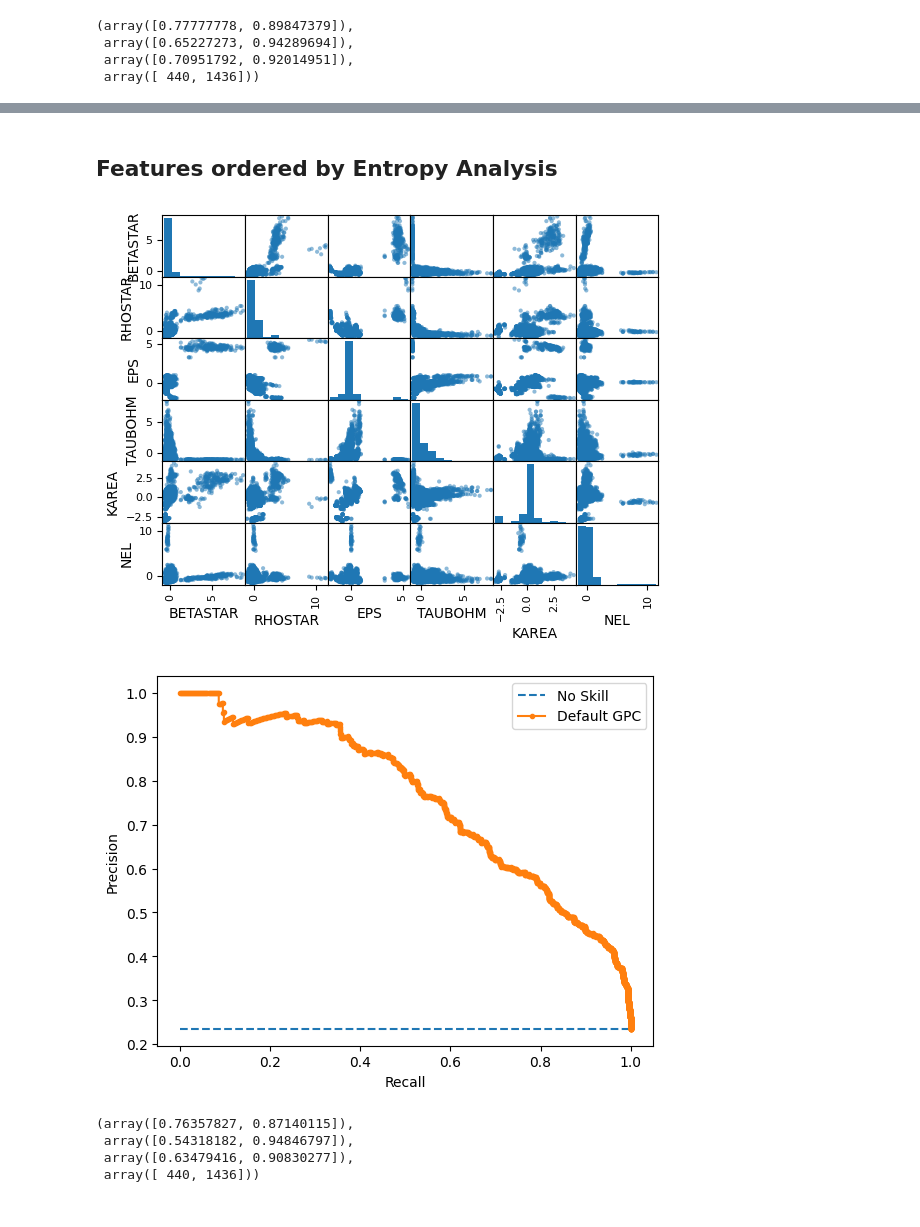
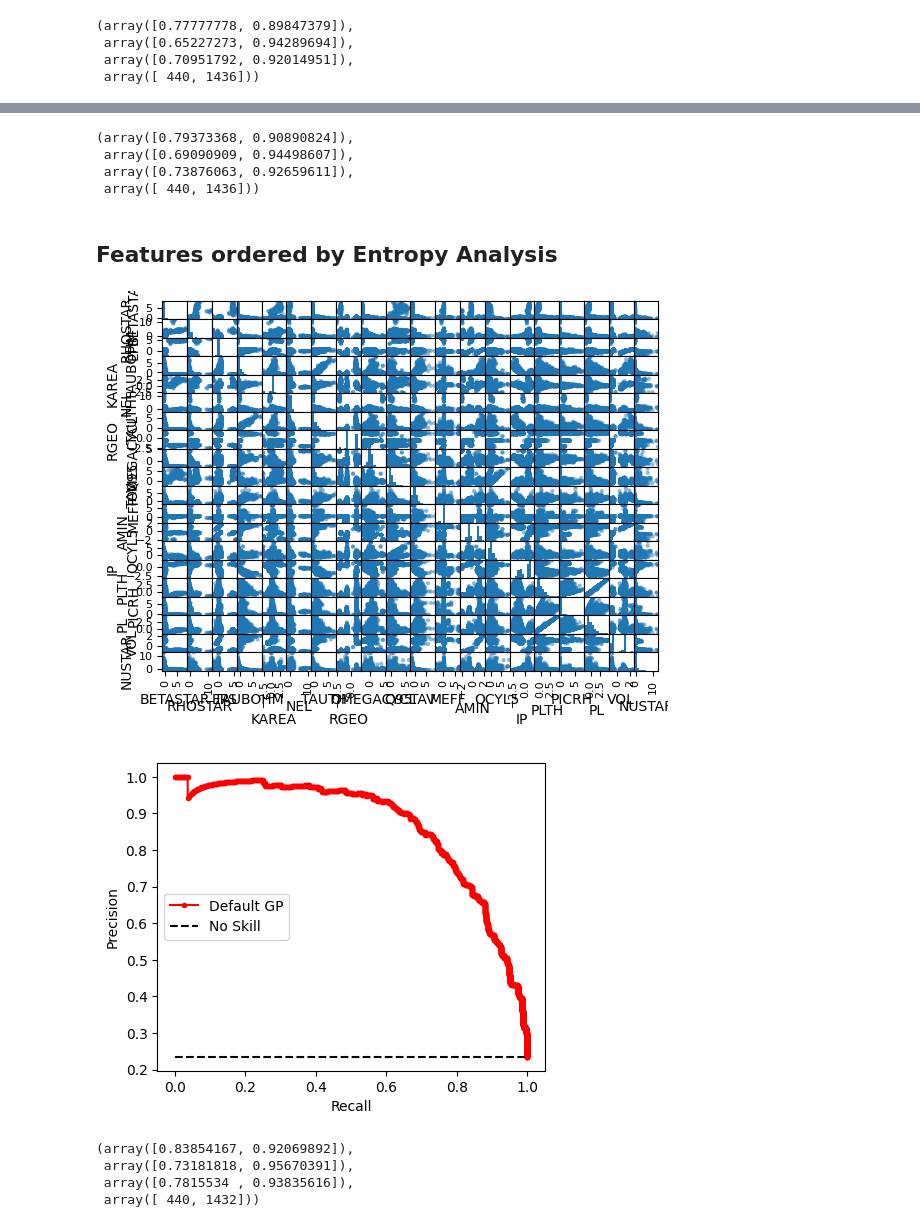
Before and after one commit to Chinnasf/FUSION-EP-Master-Thesis, a Jupyter notebook: Classification/GP.ipynb, the cells around one changed output, grey strips where cells are left out. Cells and saved outputs as stored; diff of their text form; code cells hidden in the pictures.

```diff
--- a/Classification/GP.ipynb
+++ b/Classification/GP.ipynb
@@ -145,14 +179,28 @@ precision_recall_fscore_support(y_test, y_pred_, labels=[1,0])
+# %%
+y_pred_ = model.predict(X_test)
+precision_recall_fscore_support(y_test, y_pred_, labels=[1,0])
+# %% [output]
+(array([0.79373368, 0.90890824]),
+ array([0.69090909, 0.94498607]),
+ array([0.73876063, 0.92659611]),
+ array([ 440, 1436]))
 # %% [markdown]
 ## Features ordered by Entropy Analysis
 # %%
-features = ['BETASTAR', 'RHOSTAR', 'EPS', 'TAUBOHM', 'KAREA', 'NEL']
+features = ['BETASTAR', 'RHOSTAR', 'EPS', 'TAUBOHM', 'KAREA', 'NEL', 'TAUTH',
+            'RGEO', 'OMEGACYCL', 'Q95', 'TAV', 'MEFF', 'AMIN', 'QCYL5', 'IP',
+            'PLTH', 'PICRH', 'PL', 'VOL', 'NUSTAR']
 DB5_ = pd.DataFrame(StandardScaler().fit_transform( DB5[features] ), columns = features)
 pd.plotting.scatter_matrix(DB5_);
 # %% [output]
-[figure, old version]
+[figure, new version]
+# %%
+df = DB5_[features]
+df["label"] = DB5["label"]
+df = df.dropna()
 # %%
-X = DB5_[features].to_numpy() # Getting scaled dataset
-y = DB5[["label"]].to_numpy().reshape(-1)
+X = df[features].to_numpy() # Getting scaled dataset
+y = df[["label"]].to_numpy().reshape(-1)
 
 # create the model | Default Configuration
 model = GaussianProcessClassifier()
@@ -163,24 +211,26 @@ X_train, X_test, y_train, y_test = train_test_split(X, y, test_size=0.3, random_
 model.fit(X_train, y_train)
 y_pred = model.predict_proba(X_test)
 # %%
+plt.figure(figsize=(5,4))
+
 # keep probabilities for the positive outcome only
 y_pred = y_pred[:, 1]
 # calculate pr-curve
 precision, recall, thresholds = precision_recall_curve(y_test, y_pred)
 # plot the roc curve for the model
 no_skill = len(y_test[y_test==1]) / len(y_test)
-plt.plot([0,1], [no_skill,no_skill], linestyle='--', label='No Skill')
-plt.plot(recall, precision, marker='.', label='Default GPC')
+plt.plot(recall, precision, marker='.', label='Default GP', color="r")
+plt.plot([0,1], [no_skill,no_skill], linestyle='--', label='No Skill', color="k")
 plt.xlabel('Recall')
 plt.ylabel('Precision')
-plt.legend();
+plt.legend(loc='center left');
 # %% [output]
-[figure, old version]
+[figure, new version]
 # %%
 y_pred_ = model.predict(X_test)
 precision_recall_fscore_support(y_test, y_pred_, labels=[1,0])
 # %% [output]
-(array([0.76357827, 0.87140115]),
- array([0.54318182, 0.94846797]),
- array([0.63479416, 0.90830277]),
- array([ 440, 1436]))
+(array([0.83854167, 0.92069892]),
+ array([0.73181818, 0.95670391]),
+ array([0.7815534 , 0.93835616]),
+ array([ 440, 1432]))
```
Also changed, not shown: parts of 4 cells of this notebook, 1 other file.
